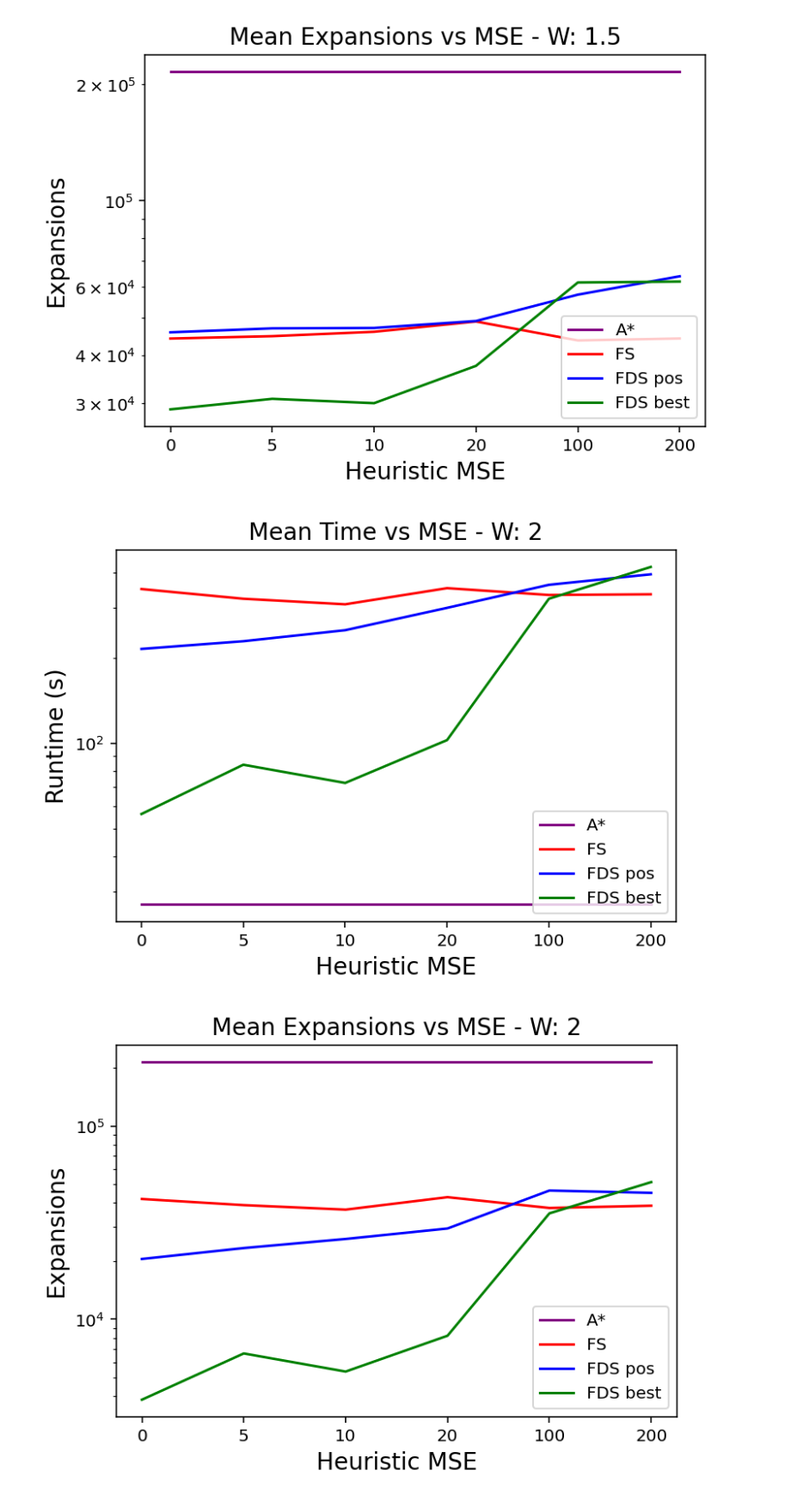
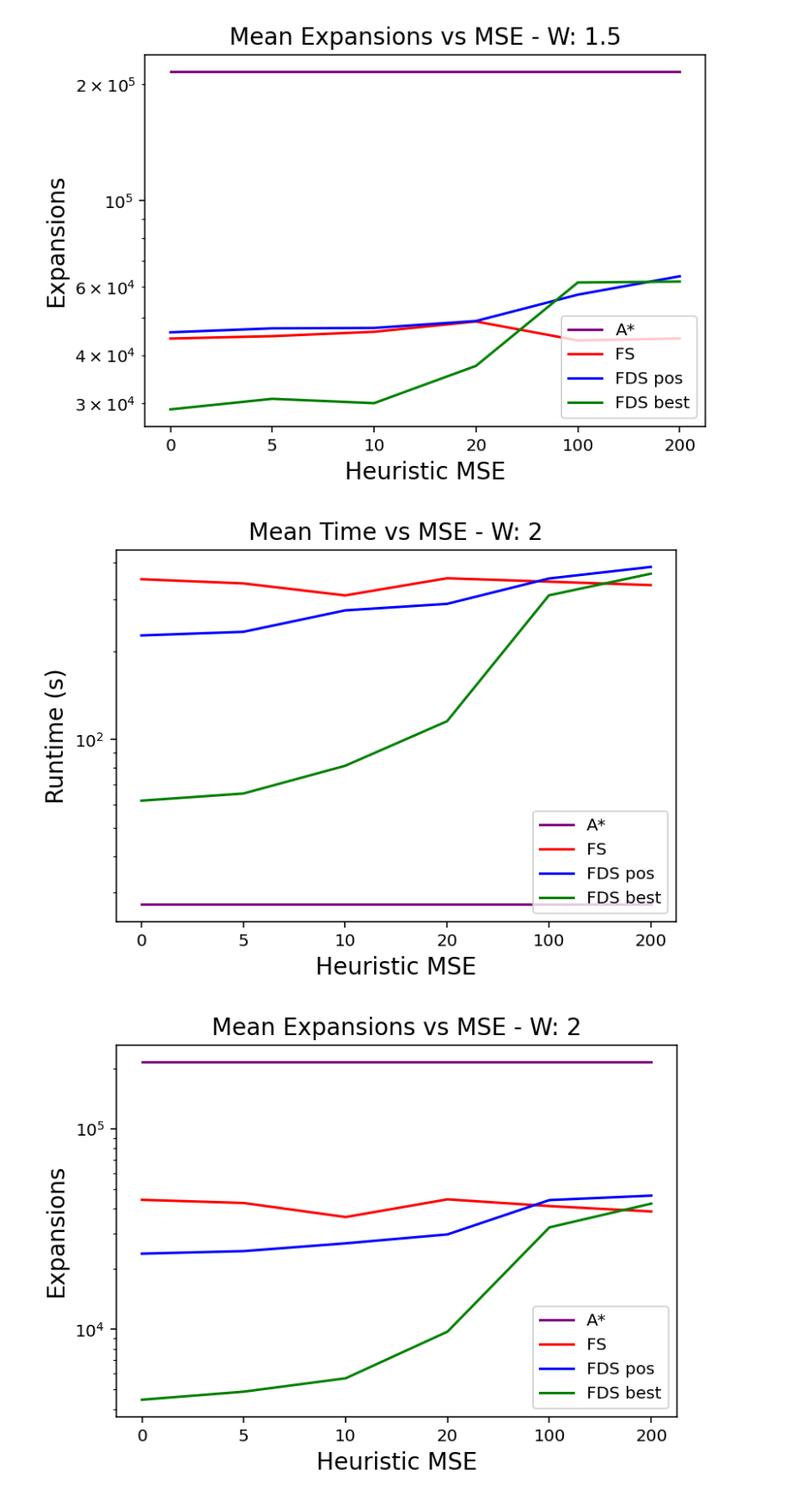
Before and after one commit to anais-mv/ipre-anais, a Jupyter notebook: gráficos + pos + best.ipynb, the cells around one changed output. Shown at 86% size. Saved outputs shown, nothing was run; the diff lists cells and outputs as text; code cells hidden in the pictures.

```diff
--- a/gráficos + pos + best.ipynb
+++ b/gráficos + pos + best.ipynb
@@ -307,9 +307,9 @@ graficar(ejemplo5_w1_5, 1.5, 22, True)
 [figure]
 # %%
 ejemplo5_w2 = "dato_2023-08-15 21.01.16.706762_--can_prop=18--can_op=100--rango=3--max_add=2--min_ap=7--weight=2__"
-graficar(ejemplo5_w2, 2, 12, True)
+graficar(ejemplo5_w2, 2, 22, True)
 # %% [output]
-[figure, old version]
+[figure, new version]
-[figure, old version]
+[figure, new version]
 # %%
 ejemplo5_w4 = "dato_2023-08-15 21.01.16.706762_--can_prop=18--can_op=100--rango=3--max_add=2--min_ap=7--weight=4__"
```
Also changed, not shown: parts of 1 cell of this notebook.
